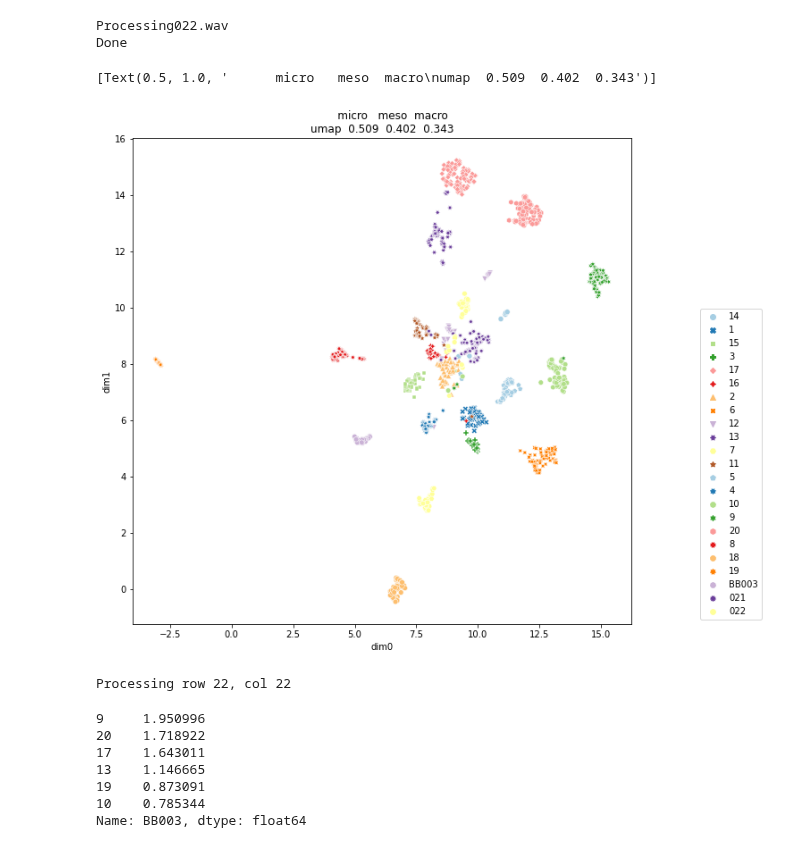
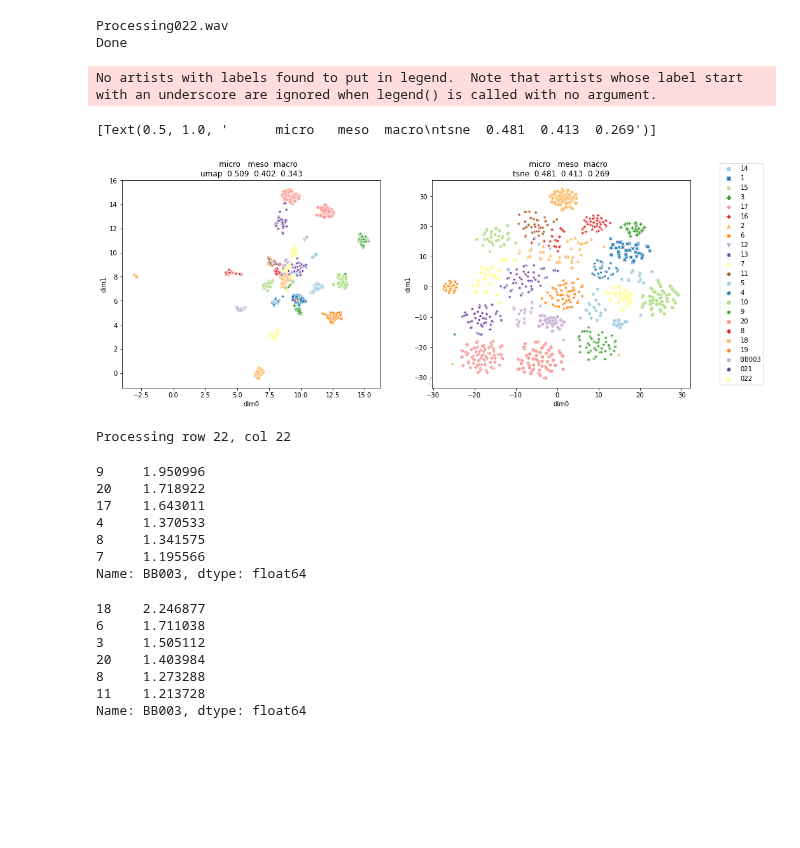
Before and after one commit to Rahul-Brito/infantvoice, a Jupyter notebook: scripts/Sohye Notebook.ipynb, the cells around one changed output. Drawn from its saved outputs; the diff is of its cells as text; code cells hidden in the pictures; blank space fills up the shorter version.

Commit message:
noticed that the match for umap vs tsne are like opposite...

```diff
--- a/scripts/Sohye Notebook.ipynb
+++ b/scripts/Sohye Notebook.ipynb
@@ -123,26 +123,42 @@ dist = pd.DataFrame(np.vstack((dist_tsne, dist_umap)), columns = ['micro', 'meso
 dist = dist.round(decimals=3)
 # %%
 ##plot 2 dimensions from each dimension reduction
-fig, ax = plt.subplots(figsize=(10,10))
+fig, (ax1, ax2) = plt.subplots(ncols=2, figsize=(16,6))
 
 
-clust_plt_umap = sns.scatterplot(x=emb_umap.dim0, y=emb_umap.dim1, ax=ax, palette="Paired", hue=emb_umap.part_id, style=emb_umap.part_id)
-ax.legend(loc="lower center",bbox_to_anchor=(1.2,  0), ncol=1)
+clust_plt_umap = sns.scatterplot(x=emb_umap.dim0, y=emb_umap.dim1, ax=ax1, palette="Paired", hue=emb_umap.part_id, style=emb_umap.part_id, legend=False)
+ax1.legend(loc="lower center",bbox_to_anchor=(1.2,  0), ncol=1)
 clust_plt_umap.set(title = str(dist[dist.index=='umap']))
+
+clust_plt_tsne = sns.scatterplot(x=emb_tsne.dim0, y=emb_tsne.dim1, ax=ax2, palette="Paired", hue=emb_tsne.part_id, style=emb_tsne.part_id)
+ax2.legend(loc="lower center",bbox_to_anchor=(1.2,  0), ncol=1)
+clust_plt_tsne.set(title = str(dist[dist.index=='tsne']))
 # %% [output]
-[Text(0.5, 1.0, '      micro   meso  macro\numap  0.509  0.402  0.343')]
+No artists with labels found to put in legend.  Note that artists whose label start with an underscore are ignored when legend() is called with no argument.
+[Text(0.5, 1.0, '      micro   meso  macro\ntsne  0.481  0.413  0.269')]
-[figure, old version]
+[figure, new version]
 # %%
 haus_umap = dm.hausdorff_distances(emb_umap)
 # %% [output]
 Processing row 22, col 22
 # %%
-haus_umap['BB003'].nlargest(n=6)
+target = 'BB003'
+haus_umap[target].abs().nlargest(n=6)
 # %% [output]
 9     1.950996
 20    1.718922
 17    1.643011
-13    1.146665
-19    0.873091
-10    0.785344
+4     1.370533
+8     1.341575
+7     1.195566
 Name: BB003, dtype: float64
+# %%
+haus_tsne[target].abs().nlargest(n=6)
+# %% [output]
+18    2.246877
+6     1.711038
+3     1.505112
+20    1.403984
+8     1.273288
+11    1.213728
+Name: BB003, dtype: float64
```
